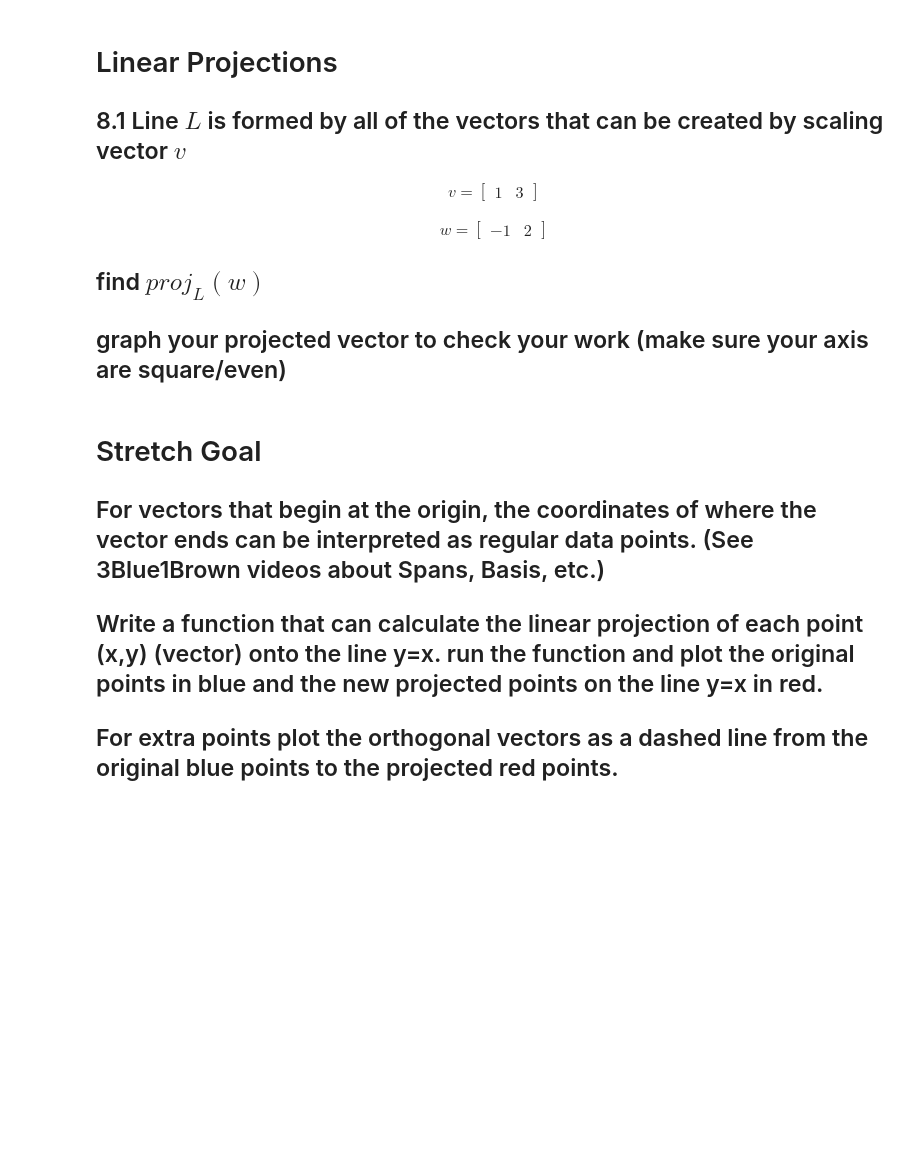
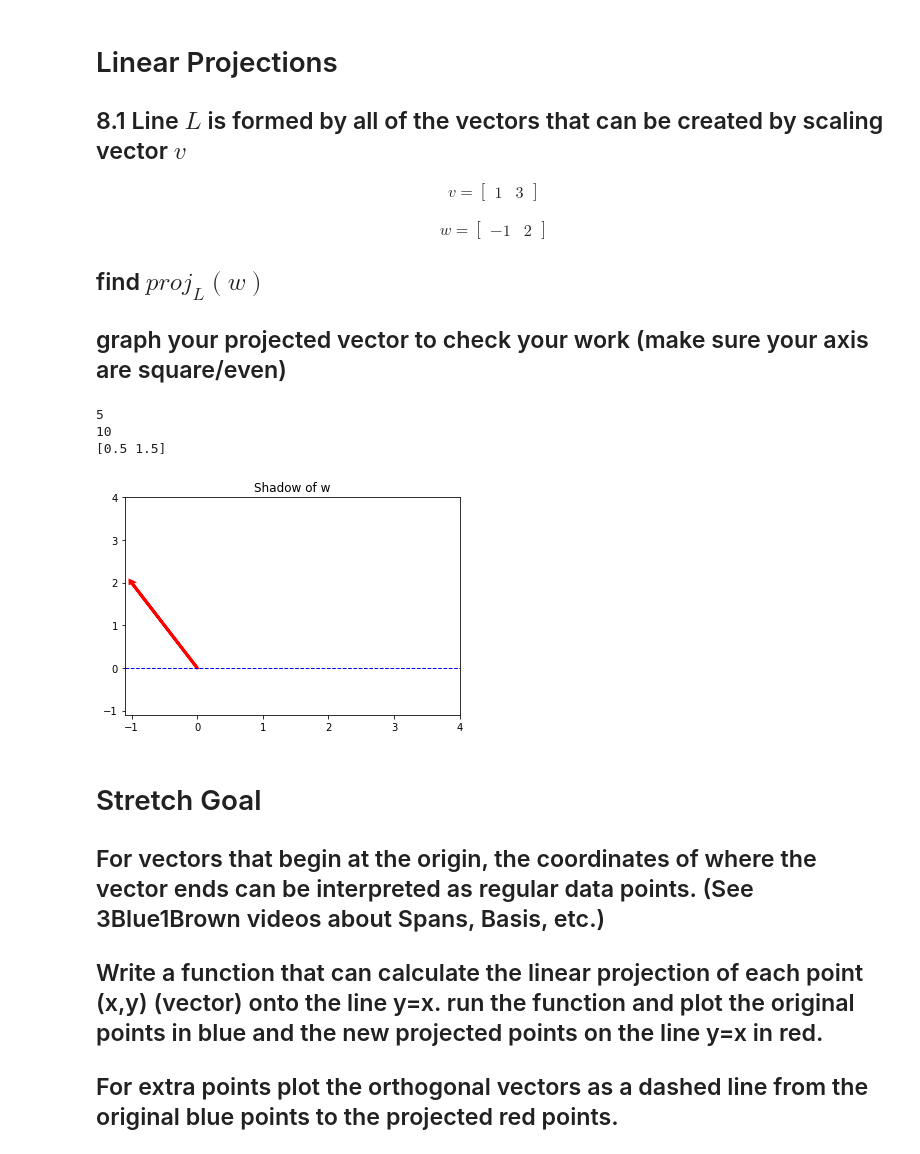
Before and after one commit to JimKing100/DS-Unit-1-Sprint-4-Linear-Algebra, a Jupyter notebook: module2-intermediate-linear-algebra/Intermediate_Linear_Algebra_Assignment.ipynb, the cells around one changed output. Cells and saved outputs as stored; diff of their text form; code cells hidden in the pictures; blank space fills up the shorter version.

```diff
--- a/module2-intermediate-linear-algebra/Intermediate_Linear_Algebra_Assignment.ipynb
+++ b/module2-intermediate-linear-algebra/Intermediate_Linear_Algebra_Assignment.ipynb
@@ -431,6 +431,43 @@ w = \begin{bmatrix} -1 & 2 \end{bmatrix}
 ## find $proj_{L}(w)$
 
 ## graph your projected vector to check your work (make sure your axis are square/even)
+# %%
+v = [1,3]
+w = [-1,2]
+
+x = np.matmul(v, w)
+y = np.matmul(v, v)
+z = x/y * np.array(v)
+print(x)
+print(y)
+print(z)
+# %% [output]
+5
+10
+[0.5 1.5]
+# %%
+# Axis Bounds
+plt.xlim(-1.1,4)
+plt.ylim(-1.1,4)
+
+# Original Vector
+# v = [1,3]
+w = [-1,2]
+proj = [.5,1.5]
+
+# Get Vals for L
+axes = plt.gca()
+x_vals = np.array(axes.get_xlim())
+y_vals = 0*x_vals
+
+# Plot Vectors and L
+plt.plot(x_vals, y_vals, '--', color='b', linewidth=1)
+plt.arrow(0, 0, w[0], w[1], linewidth=3, head_width=.05, head_length=0.05, color ='red')
+
+plt.title("Shadow of w")
+plt.show()
+# %% [output]
+[figure, added]
 # %% [markdown]
 # Stretch Goal
 
```
